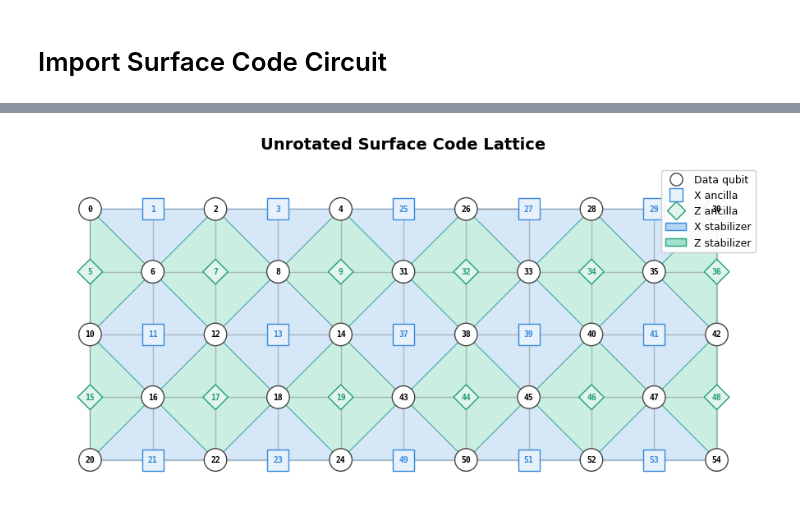
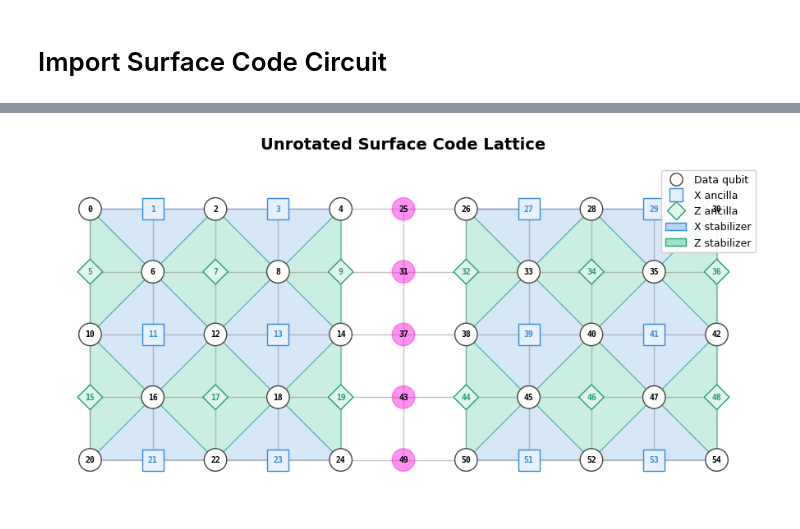
Before and after one commit to labros7107/qc_surface_code_simulation, a Jupyter notebook: experiments/lattice_surgery.ipynb, the cells around one changed output, grey strips where cells are left out. Drawn from its saved outputs; the diff is of its cells as text; code cells hidden in the pictures.

```diff
--- a/experiments/lattice_surgery.ipynb
+++ b/experiments/lattice_surgery.ipynb
@@ -41,8 +41,8 @@ surface_code.diagram("timeline-svg")
 </svg>
 # %%
-pre_split = plot_surface_code(surface_code[:83])
+pre_split = plot_surface_code(surface_code)
 # %% [output]
-[figure, old version]
+[figure, new version]
 # %%
 dem = surface_code.detector_error_model()
 print(dem)
```
Also changed, not shown: parts of 4 cells of this notebook, 3 other files.
